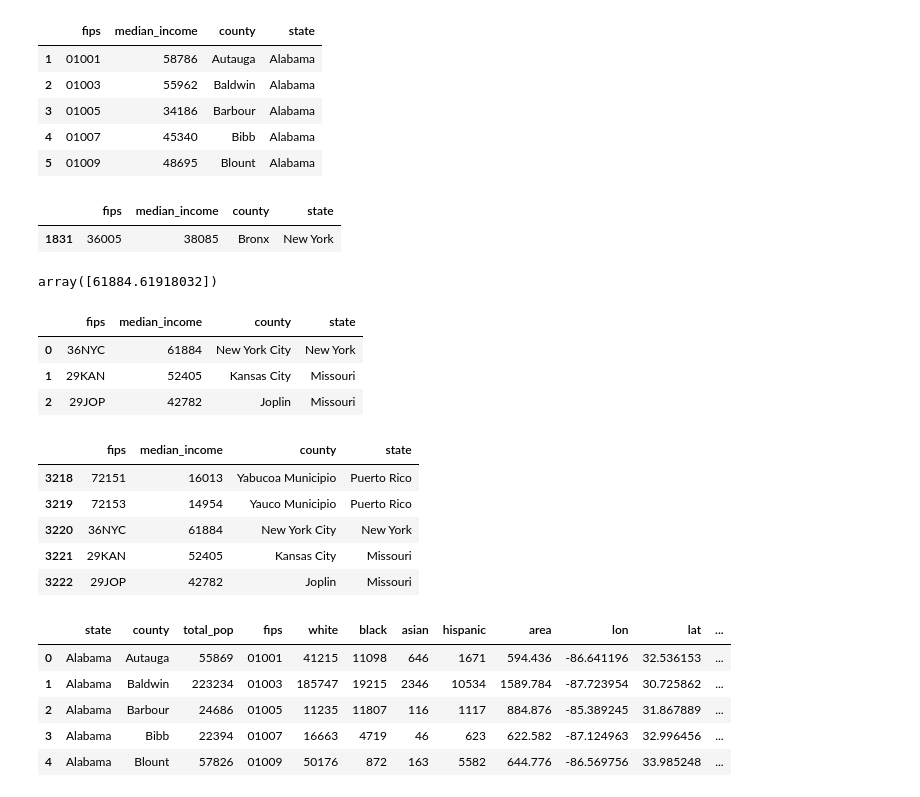
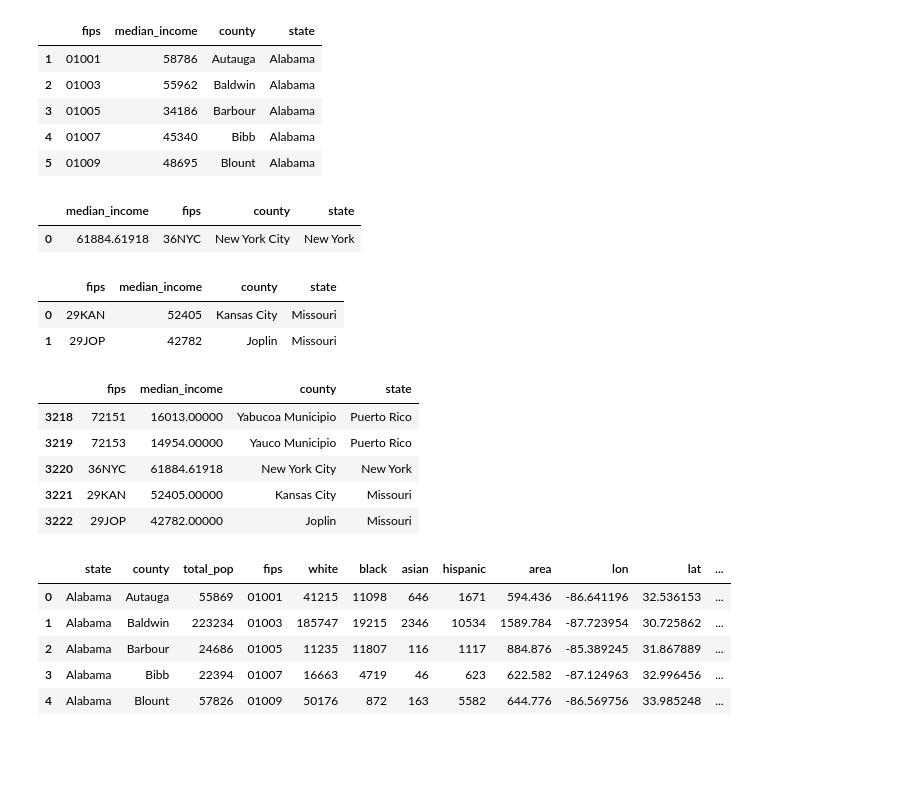
Before and after one commit to jydiw/covid-19-data, a Jupyter notebook: notebooks/1_eda_county-census-geojson.ipynb, the cells around one changed output. Drawn from its saved outputs; the diff is of its cells as text; code cells hidden in the pictures; blank space fills up the shorter version.

```diff
--- a/notebooks/1_eda_county-census-geojson.ipynb
+++ b/notebooks/1_eda_county-census-geojson.ipynb
@@ -608,8 +649,3 @@ income_df.head()
 | 3 | 01005 | 34186 | Barbour | Alabama |
 | 4 | 01007 | 45340 | Bibb | Alabama |
 | 5 | 01009 | 48695 | Blount | Alabama |
-# %%
-income_df[(income_df['state'] == 'New York') & (income_df['county'] == boroughs[0])]
-# %% [output]
-|  | fips | median_income | county | state |
-| 1831 | 36005 | 38085 | Bronx | New York |
@@ -629,37 +652,26 @@ def mask_df_averager(fips, custom_fips):
-# %%
-# only an estimate of median income
-nyc_income = income_df[(income_df['state'] == 'New York') & (income_df['county'] == boroughs[0])]['median_income'].values \
-                * pop_df[(pop_df['state'] == 'New York') & (pop_df['county'] == boroughs[0])]['total_pop'].values
-nyc_pop = pop_df[(pop_df['state'] == 'New York') & (pop_df['county'] == boroughs[0])]['total_pop'].values
-
-for b in boroughs[1:]:
-    nyc_income += income_df[(income_df['state'] == 'New York') & (income_df['county'] == b)]['median_income'].values \
-                     * pop_df[(pop_df['state'] == 'New York') & (pop_df['county'] == b)]['total_pop'].values
-    nyc_pop += pop_df[(pop_df['state'] == 'New York') & (pop_df['county'] == b)]['total_pop'].values
-
-nyc_income = nyc_income / nyc_pop
-nyc_income
-# %% [output]
-array([61884.61918032])
+# %%
+nyc_income_df = custom_county_maker(income_df, using='fips', method='mean')
+nyc_income_df
+# %% [output]
+|  | median_income | fips | county | state |
+| 0 | 61884.61918 | 36NYC | New York City | New York |
 # %%
-income_df2 = pd.DataFrame(
-    [['36NYC', int(nyc_income[0]), 'New York City', 'New York'],
-     ['29KAN', 52405, 'Kansas City', 'Missouri'],
+mo_income_df = pd.DataFrame(
+    [['29KAN', 52405, 'Kansas City', 'Missouri'],
      ['29JOP', 42782, 'Joplin', 'Missouri']]
     , columns=income_df.columns)
-income_df2
+mo_income_df
 # %% [output]
 |  | fips | median_income | county | state |
-| 0 | 36NYC | 61884 | New York City | New York |
-| 1 | 29KAN | 52405 | Kansas City | Missouri |
-| 2 | 29JOP | 42782 | Joplin | Missouri |
+| 0 | 29KAN | 52405 | Kansas City | Missouri |
+| 1 | 29JOP | 42782 | Joplin | Missouri |
 # %%
-income_df = income_df.append(income_df2, ignore_index=True)
+income_df = income_df.append([nyc_income_df, mo_income_df], ignore_index=True)
 income_df.tail(5)
 # %% [output]
 |  | fips | median_income | county | state |
-| 3218 | 72151 | 16013 | Yabucoa Municipio | Puerto Rico |
-| 3219 | 72153 | 14954 | Yauco Municipio | Puerto Rico |
-| 3220 | 36NYC | 61884 | New York City | New York |
-| 3221 | 29KAN | 52405 | Kansas City | Missouri |
-| 3222 | 29JOP | 42782 | Joplin | Missouri |
+| 3218 | 72151 | 16013.00000 | Yabucoa Municipio | Puerto Rico |
+| 3219 | 72153 | 14954.00000 | Yauco Municipio | Puerto Rico |
+| 3220 | 36NYC | 61884.61918 | New York City | New York |
+| 3221 | 29KAN | 52405.00000 | Kansas City | Missouri |
+| 3222 | 29JOP | 42782.00000 | Joplin | Missouri |
```
Also changed, not shown: parts of 52 cells of this notebook, 10 other files.
